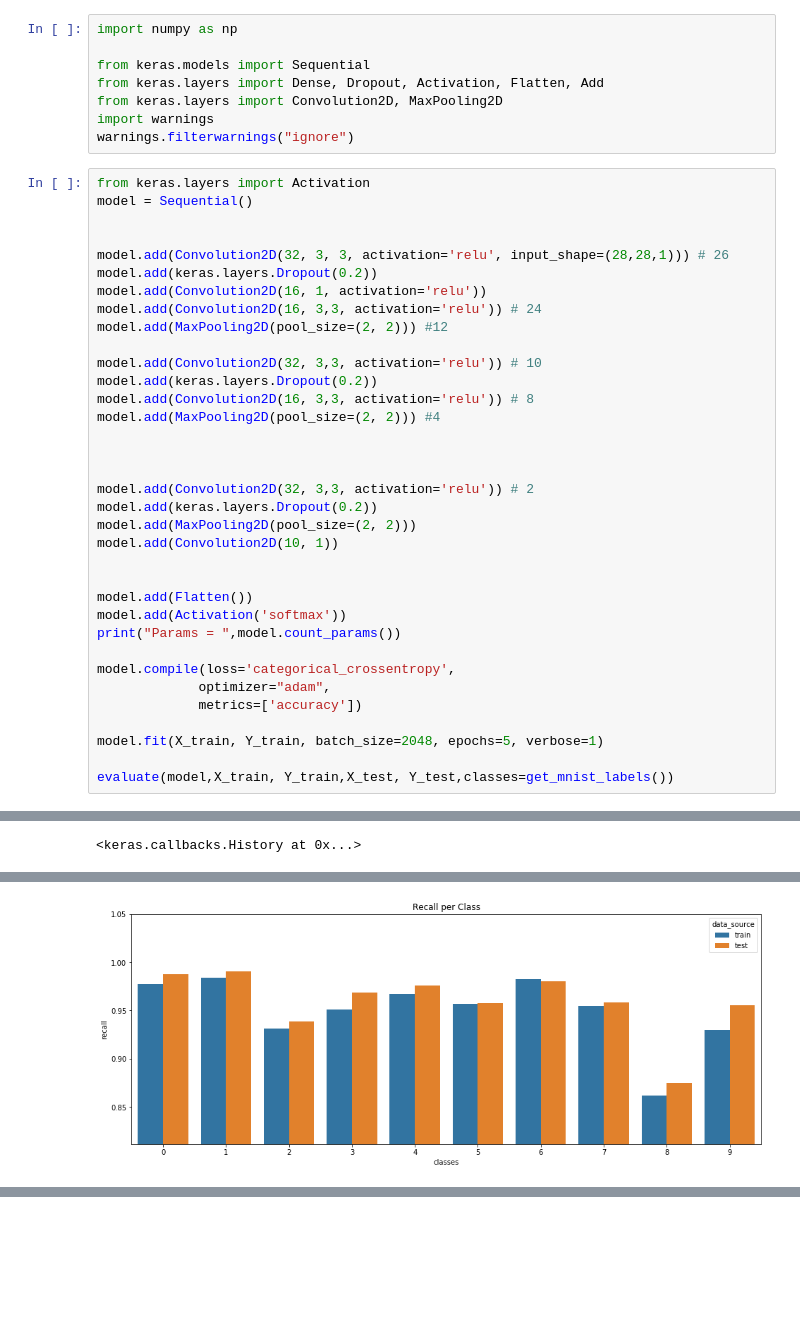
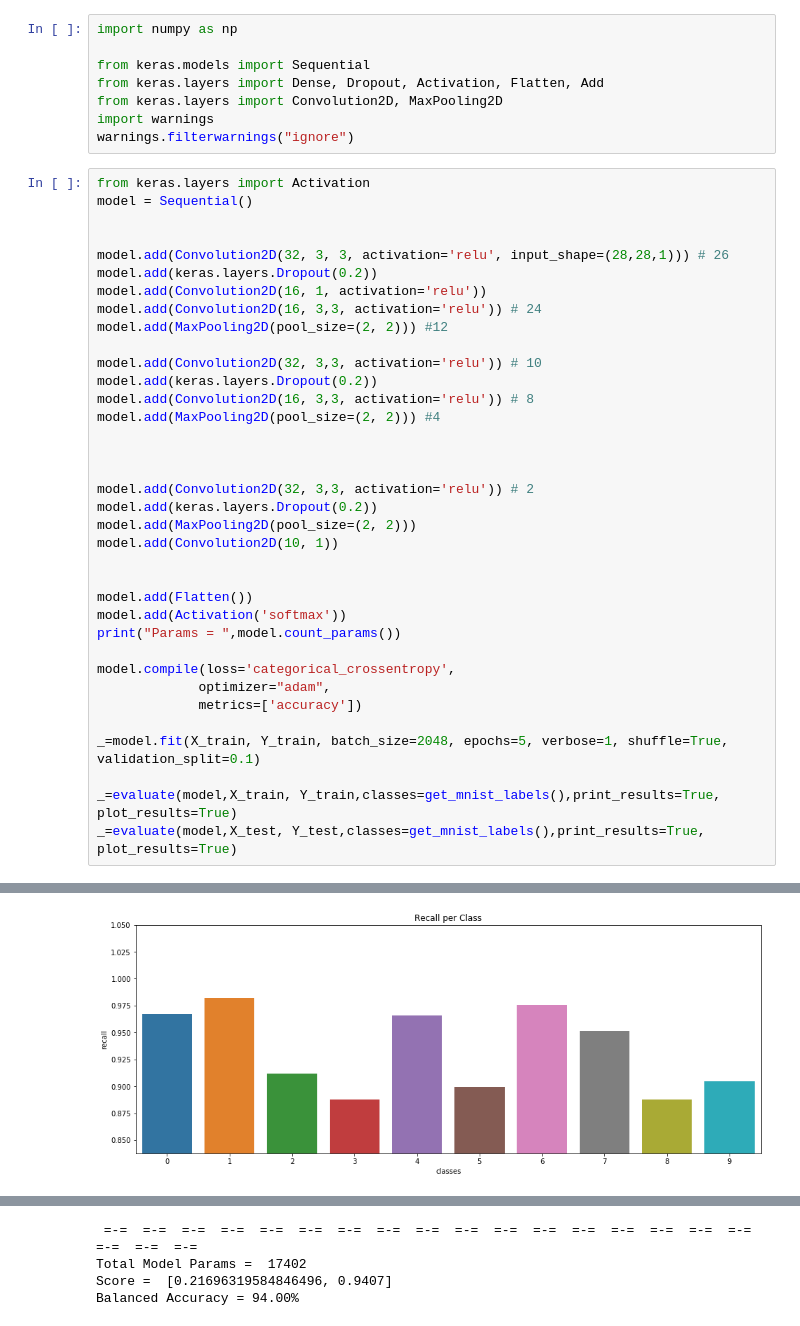
Before and after one commit to faizanahemad/eva, a Jupyter notebook: assignment-4/LibTest.ipynb, the cells around one changed output, grey strips where cells are left out. Saved outputs shown, nothing was run; the diff lists cells and outputs as text; blank space fills up the shorter version.

```diff
--- a/assignment-4/LibTest.ipynb
+++ b/assignment-4/LibTest.ipynb
@@ -83,9 +70,10 @@ model.compile(loss='categorical_crossentropy',
              optimizer="adam",
              metrics=['accuracy'])
 
-model.fit(X_train, Y_train, batch_size=2048, epochs=5, verbose=1)
+_=model.fit(X_train, Y_train, batch_size=2048, epochs=5, verbose=1, shuffle=True, validation_split=0.1)
 
-evaluate(model,X_train, Y_train,X_test, Y_test,classes=get_mnist_labels())
+_=evaluate(model,X_train, Y_train,classes=get_mnist_labels(),print_results=True, plot_results=True)
+_=evaluate(model,X_test, Y_test,classes=get_mnist_labels(),print_results=True, plot_results=True)
 # %% [output]
 WARNING:tensorflow:From /usr/local/lib/python3.6/dist-packages/tensorflow/python/framework/op_def_library.py:263: colocate_with (from tensorflow.python.framework.ops) is deprecated and will be removed ...
 Instructions for updating:
@@ -110 +94,0 @@ Epoch 5/5
-<keras.callbacks.History at 0x...>
@@ -112 +96 @@ Epoch 5/5
-[figure, old version]
+[figure, new version]
@@ -129,0 +98,4 @@ Epoch 5/5
+ =-=  =-=  =-=  =-=  =-=  =-=  =-=  =-=  =-=  =-=  =-=  =-=  =-=  =-=  =-=  =-=  =-=  =-=  =-=  =-=
+Total Model Params =  17402
+Score =  [0.21696319584846496, 0.9407]
+Balanced Accuracy = 94.00%
```
Also changed, not shown: parts of 5 cells of this notebook.
